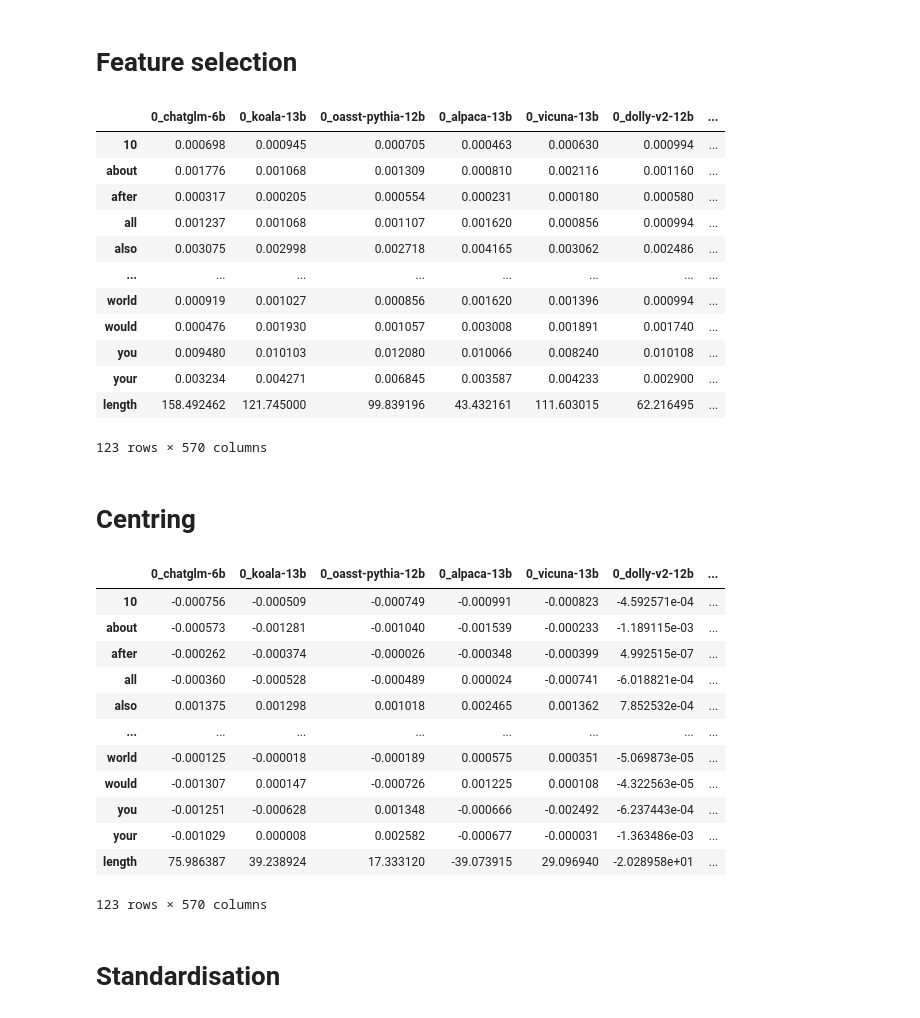
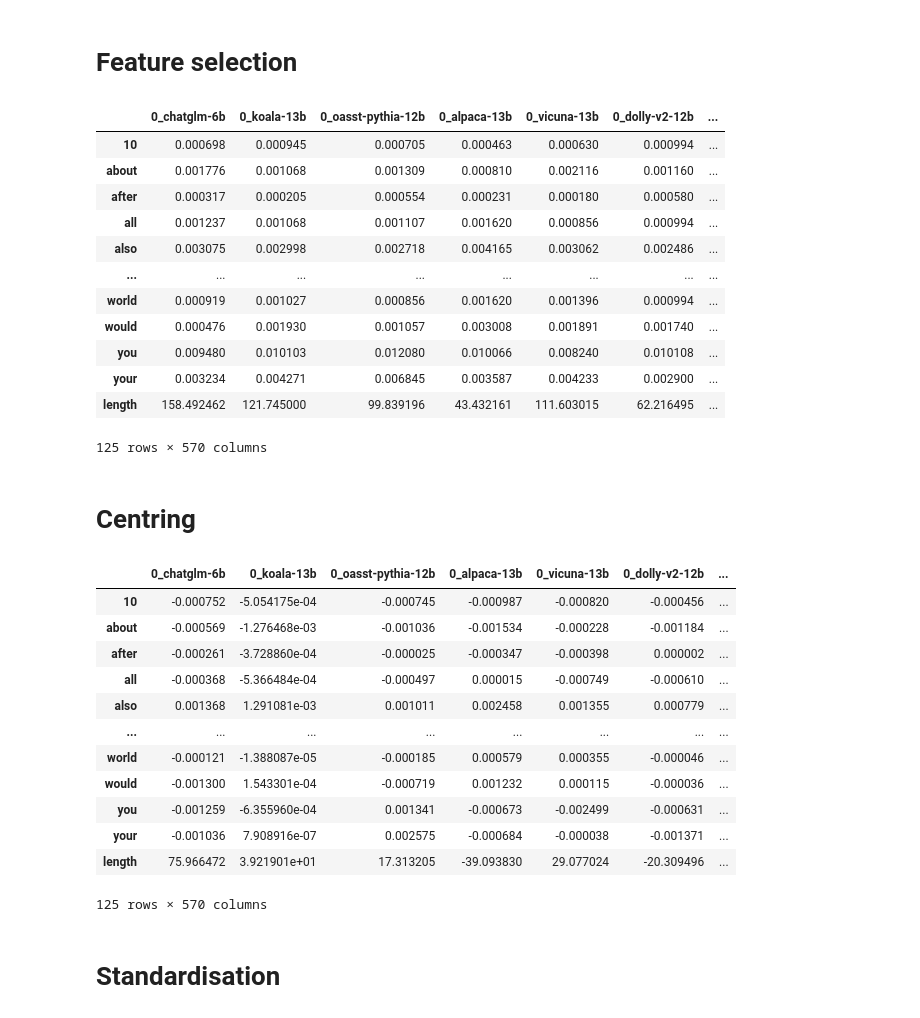
Before and after one commit to homeworkace/slop-radar, a Jupyter notebook: MLNN.ipynb, the cells around one changed output. Cells and saved outputs as stored; diff of their text form; code cells hidden in the pictures.

```diff
--- a/MLNN.ipynb
+++ b/MLNN.ipynb
@@ -251,6 +250,7 @@ training_dataset
 human_dataset = training_dataset[[name for name in training_dataset.columns if 'human' in name]].copy()
 llm_dataset = training_dataset[[name for name in training_dataset.columns if not 'human' in name]].copy()
 training_dataset = pd.merge(llm_dataset[llm_dataset.ne(0).sum(axis=1) == llm_dataset.shape[1]], human_dataset, left_index=True, right_index=True, validate='1:1')
+holdout_dataset = holdout_dataset.loc[training_dataset.index].copy()
 
 training_dataset
 # %% [output]
@@ -266,29 +266,31 @@ training_dataset
 | you | 0.009480 | 0.010103 | 0.012080 | 0.010066 | 0.008240 | 0.010108 | ... |
 | your | 0.003234 | 0.004271 | 0.006845 | 0.003587 | 0.004233 | 0.002900 | ... |
 | length | 158.492462 | 121.745000 | 99.839196 | 43.432161 | 111.603015 | 62.216495 | ... |
-123 rows × 570 columns
+125 rows × 570 columns
 # %% [markdown]
 # Centring
 # %%
 features_mean = pd.Series({feature: np.mean(training_dataset.loc[feature]) for feature in training_dataset.index})
 for batch in training_dataset.columns :
     training_dataset[batch] -= features_mean
+for batch in holdout_dataset.columns :
+    holdout_dataset[batch] -= features_mean
 
 training_dataset
 # %% [output]
 |  | 0_chatglm-6b | 0_koala-13b | 0_oasst-pythia-12b | 0_alpaca-13b | 0_vicuna-13b | 0_dolly-v2-12b | ... |
-| 10 | -0.000756 | -0.000509 | -0.000749 | -0.000991 | -0.000823 | -4.592571e-04 | ... |
-| about | -0.000573 | -0.001281 | -0.001040 | -0.001539 | -0.000233 | -1.189115e-03 | ... |
-| after | -0.000262 | -0.000374 | -0.000026 | -0.000348 | -0.000399 | 4.992515e-07 | ... |
-| all | -0.000360 | -0.000528 | -0.000489 | 0.000024 | -0.000741 | -6.018821e-04 | ... |
-| also | 0.001375 | 0.001298 | 0.001018 | 0.002465 | 0.001362 | 7.852532e-04 | ... |
+| 10 | -0.000752 | -5.054175e-04 | -0.000745 | -0.000987 | -0.000820 | -0.000456 | ... |
+| about | -0.000569 | -1.276468e-03 | -0.001036 | -0.001534 | -0.000228 | -0.001184 | ... |
+| after | -0.000261 | -3.728860e-04 | -0.000025 | -0.000347 | -0.000398 | 0.000002 | ... |
+| all | -0.000368 | -5.366484e-04 | -0.000497 | 0.000015 | -0.000749 | -0.000610 | ... |
+| also | 0.001368 | 1.291081e-03 | 0.001011 | 0.002458 | 0.001355 | 0.000779 | ... |
 | ... | ... | ... | ... | ... | ... | ... | ... |
-| world | -0.000125 | -0.000018 | -0.000189 | 0.000575 | 0.000351 | -5.069873e-05 | ... |
-| would | -0.001307 | 0.000147 | -0.000726 | 0.001225 | 0.000108 | -4.322563e-05 | ... |
-| you | -0.001251 | -0.000628 | 0.001348 | -0.000666 | -0.002492 | -6.237443e-04 | ... |
-| your | -0.001029 | 0.000008 | 0.002582 | -0.000677 | -0.000031 | -1.363486e-03 | ... |
-| length | 75.986387 | 39.238924 | 17.333120 | -39.073915 | 29.096940 | -2.028958e+01 | ... |
+| world | -0.000121 | -1.388087e-05 | -0.000185 | 0.000579 | 0.000355 | -0.000046 | ... |
+| would | -0.001300 | 1.543301e-04 | -0.000719 | 0.001232 | 0.000115 | -0.000036 | ... |
+| you | -0.001259 | -6.355960e-04 | 0.001341 | -0.000673 | -0.002499 | -0.000631 | ... |
+| your | -0.001036 | 7.908916e-07 | 0.002575 | -0.000684 | -0.000038 | -0.001371 | ... |
+| length | 75.966472 | 3.921901e+01 | 17.313205 | -39.093830 | 29.077024 | -20.309496 | ... |
-123 rows × 570 columns
+125 rows × 570 columns
 # %% [markdown]
 # Standardisation
 # %%
```
Also changed, not shown: parts of 14 cells of this notebook.
